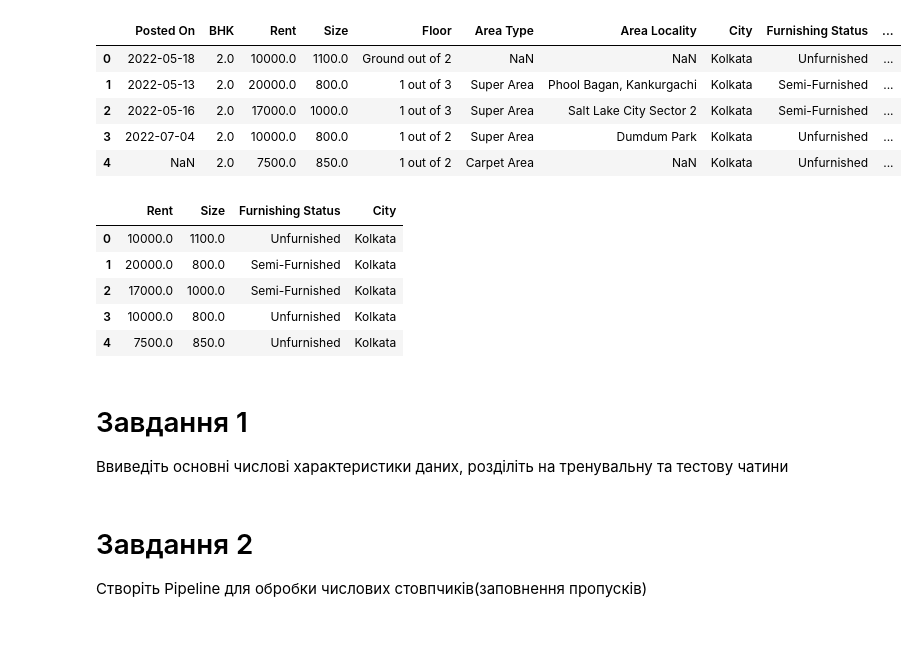
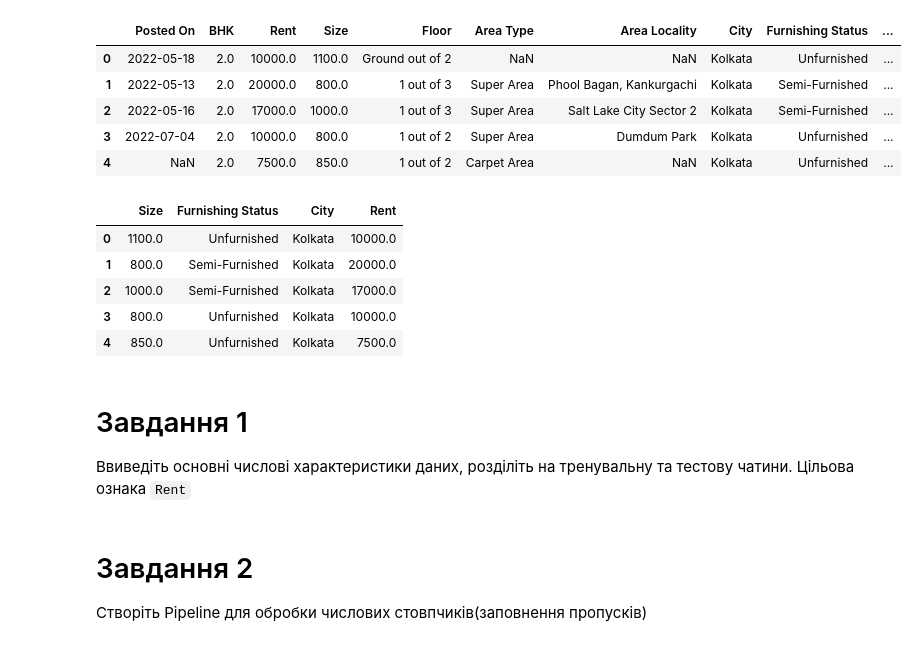
Before and after one commit to HalyshAnton/Python-AI, a Jupyter notebook: ДЗ_7.ipynb, the cells around one changed output. Saved outputs shown, nothing was run; the diff lists cells and outputs as text; code cells hidden in the pictures.

```diff
--- a/ДЗ_7.ipynb
+++ b/ДЗ_7.ipynb
@@ -18,18 +18,18 @@ df.head()
 | 3 | 2022-07-04 | 2.0 | 10000.0 | 800.0 | 1 out of 2 | Super Area | Dumdum Park | Kolkata | Unfurnished | ... |
 | 4 | NaN | 2.0 | 7500.0 | 850.0 | 1 out of 2 | Carpet Area | NaN | Kolkata | Unfurnished | ... |
 # %%
-df = df[['Rent', 'Size', 'Furnishing Status', 'City']]
+df = df[['Size', 'Furnishing Status', 'City', 'Rent']]
 df.head()
 # %% [output]
-|  | Rent | Size | Furnishing Status | City |
-| 0 | 10000.0 | 1100.0 | Unfurnished | Kolkata |
-| 1 | 20000.0 | 800.0 | Semi-Furnished | Kolkata |
-| 2 | 17000.0 | 1000.0 | Semi-Furnished | Kolkata |
-| 3 | 10000.0 | 800.0 | Unfurnished | Kolkata |
-| 4 | 7500.0 | 850.0 | Unfurnished | Kolkata |
+|  | Size | Furnishing Status | City | Rent |
+| 0 | 1100.0 | Unfurnished | Kolkata | 10000.0 |
+| 1 | 800.0 | Semi-Furnished | Kolkata | 20000.0 |
+| 2 | 1000.0 | Semi-Furnished | Kolkata | 17000.0 |
+| 3 | 800.0 | Unfurnished | Kolkata | 10000.0 |
+| 4 | 850.0 | Unfurnished | Kolkata | 7500.0 |
 # %% [markdown]
 # Завдання 1
-Ввиведіть основні числові характеристики даних, розділіть на тренувальну та тестову чатини
+Ввиведіть основні числові характеристики даних, розділіть на тренувальну та тестову чатини. Цільова ознака `Rent`
 # %% [markdown]
 # Завдання 2
 Створіть Pipeline для обробки числових стовпчиків(заповнення пропусків)
```
